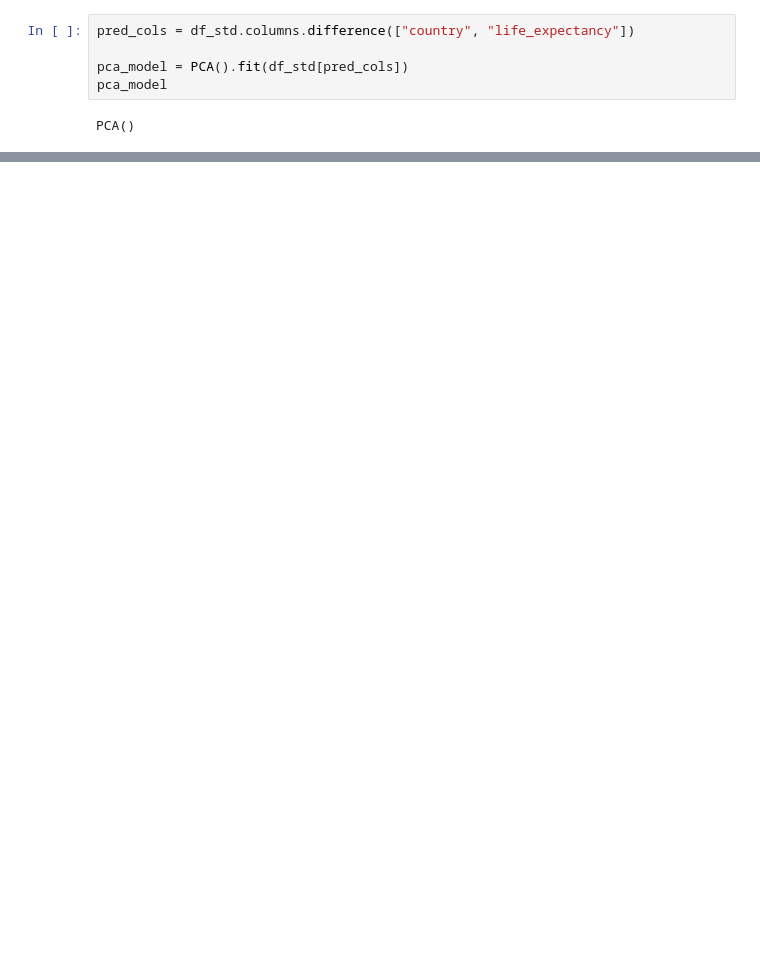
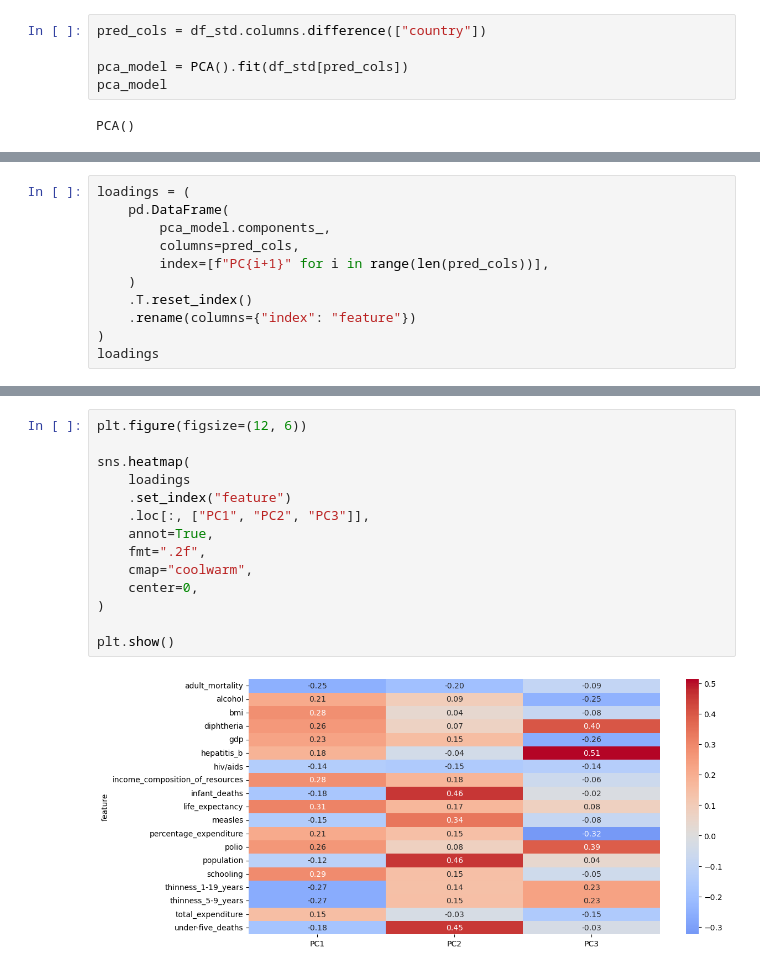
Before and after one commit to punsii/ama_ws25, a Jupyter notebook: notebooks/project/life_exp_proj_01.ipynb, the cells around one changed output, grey strips where cells are left out. Cells and saved outputs as stored; diff of their text form; blank space fills up the shorter version.

Commit message:
feat(proj): pca - investigate loading vectors

```diff
--- a/notebooks/project/life_exp_proj_01.ipynb
+++ b/notebooks/project/life_exp_proj_01.ipynb
@@ -246,7 +244,7 @@ df_std.describe()
 | 75% | 6.419744e-01 | 5.712694e-01 | -7.159892e-02 | 7.616863e-01 | -1.467274e-01 | 8.678828e-01 | -1.118890e-01 | ... |
 | max | 1.453131e+00 | 4.016451e+00 | 1.155169e+01 | 2.321520e+00 | 6.135570e+00 | 1.192885e+00 | 7.870833e+00 | ... |
 # %%
-pred_cols = df_std.columns.difference(["country", "life_expectancy"])
+pred_cols = df_std.columns.difference(["country"])
 
 pca_model = PCA().fit(df_std[pred_cols])
 pca_model
@@ -254,0 +268,11 @@ PCA()
+# %%
+loadings = (
+    pd.DataFrame(
+        pca_model.components_,
+        columns=pred_cols,
+        index=[f"PC{i+1}" for i in range(len(pred_cols))],
+    )
+    .T.reset_index()
+    .rename(columns={"index": "feature"})
+)
+loadings
@@ -254,0 +297,16 @@ PCA()
+# %%
+plt.figure(figsize=(12, 6))
+
+sns.heatmap(
+    loadings
+    .set_index("feature")
+    .loc[:, ["PC1", "PC2", "PC3"]],
+    annot=True,
+    fmt=".2f",
+    cmap="coolwarm",
+    center=0,
+)
+
+plt.show()
+# %% [output]
+[figure, added]
```
Also changed, not shown: parts of 5 cells of this notebook.
